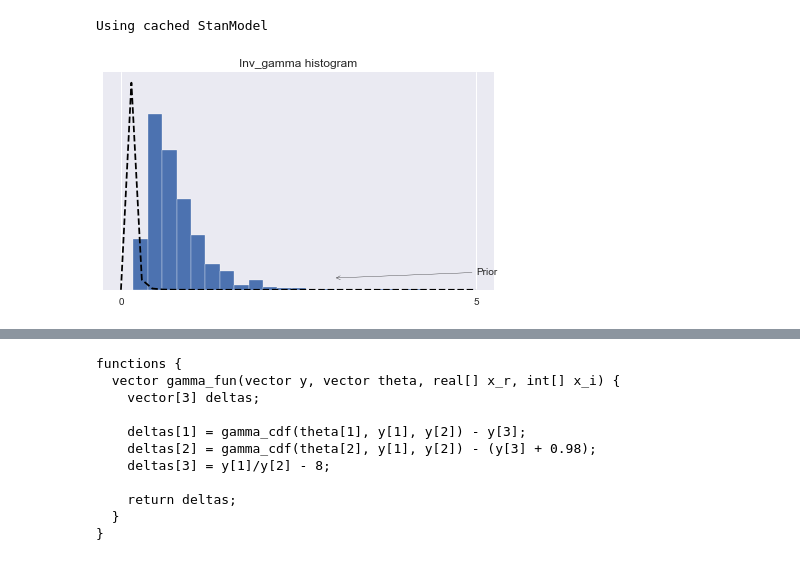
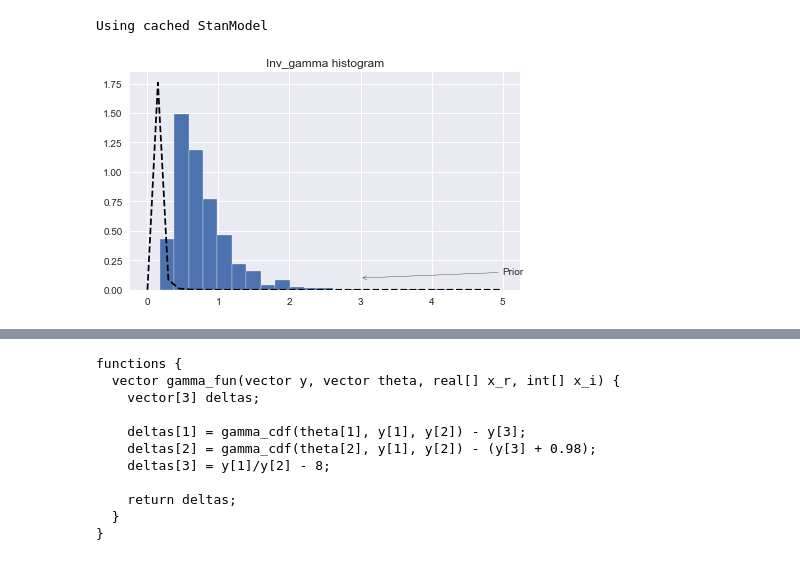
Before and after one commit to rafalsiniewicz/Data_analytics, a Jupyter notebook: lab3/lab3.ipynb, the cells around one changed output, grey strips where cells are left out. Cells and saved outputs as stored; diff of their text form; code cells hidden in the pictures.

```diff
--- a/lab3/lab3.ipynb
+++ b/lab3/lab3.ipynb
@@ -84,15 +91,13 @@ y = sim_ppc.extract()['y']
 # %%
 fig, axes = plt.subplots(1, 1, figsize=(7, 4))
 ax1=axes
 ax1.hist(y,bins=20, density=True, edgecolor='white')
 x=np.linspace(0,5,35)
 alpha = 5
 beta = 3
 ax1.plot(x,stats.invgamma.pdf(x,a=alpha,scale=1/beta),color='black',linestyle='--')
-ax1.set_xticks([0,5])
-ax1.set_yticks([])
 ax1.set_title(r'Inv_gamma histogram')
 ax1.annotate('Prior',xy=(3,0.1),xytext=(5,0.13),arrowprops={'arrowstyle':'->'})
 plt.show()
 # %% [output]
-[figure, old version]
+[figure, new version]
```
Also changed, not shown: parts of 24 cells of this notebook, 2 other files.
